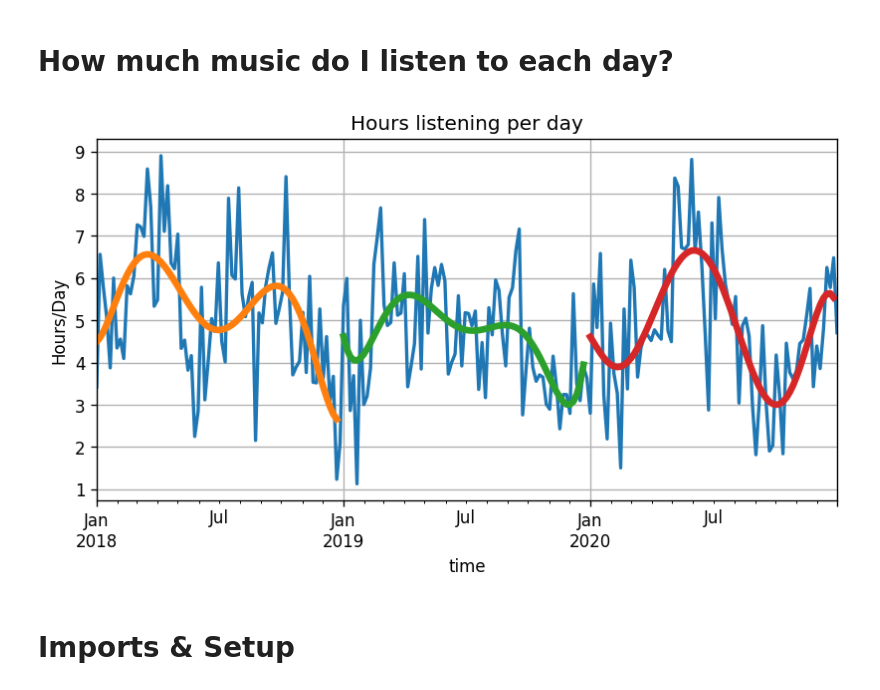
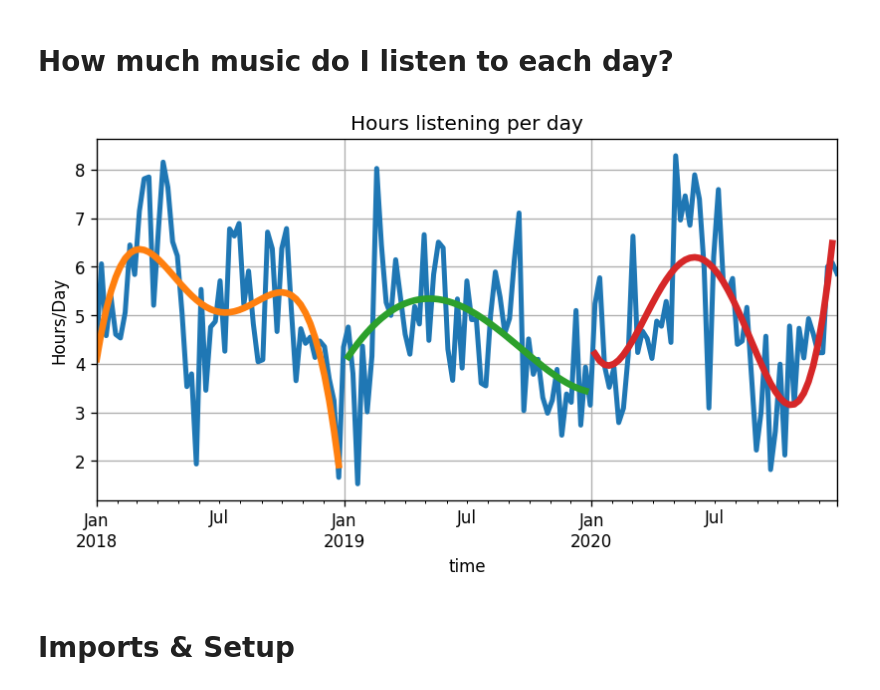
Before and after one commit to Sarsoo/listening-analysis, a Jupyter notebook: analysis.ipynb, the cells around one changed output. Saved outputs shown, nothing was run; the diff lists cells and outputs as text; code cells hidden in the pictures.

```diff
--- a/analysis.ipynb
+++ b/analysis.ipynb
@@ -127,37 +127,37 @@ years = [2018, 2021]
 
 # hr, min, sec, ms
 ms_per_day = 24 * 60 * 60 * 1000
 ms_per_hour = 60 * 60 * 1000
 
 listening_proportion = by_day / ms_per_hour
 
 lobf = np.array([])
 for year in range(*years):
 
     year_frame = listening_proportion[str(year)]
     x = np.arange(0, len(year_frame))
-    poly = Polynomial.fit(x, year_frame.to_numpy(), 6)
+    poly = Polynomial.fit(x, year_frame.to_numpy(), 4)
     lobf = np.append(lobf, poly(x))
 
 listening_proportion = listening_proportion.reset_index() # to allow column adding
 listening_proportion["lobf"] = lobf # add line of best fit data here to easily resample
 listening_proportion = listening_proportion.set_index('time') # set index for plotting
 
-to_display = listening_proportion.resample("5D").mean() # mean requires dropping the last datapoint later
+to_display = listening_proportion.resample("7D").mean() # mean requires dropping the last datapoint later
 
 plt.figure(figsize=(8, 4))
-ax = to_display["duration_ms"].plot(lw=2) # plot main time series
+ax = to_display["duration_ms"].plot(lw=3) # plot main time series
 
 # PLOT line of best fit
 for idx, year in enumerate(range(*years)):
     to_display["lobf"][str(year)][:-1].plot(lw=4)
 
 plt.title('Hours listening per day')
 plt.ylabel("Hours/Day")
 # plt.ylim([0, 12])
 plt.grid()
 # %% [output]
-[figure, old version]
+[figure, new version]
 # %% [markdown]
 # Imports & Setup
 # %%
```
Also changed, not shown: 2 other files.
